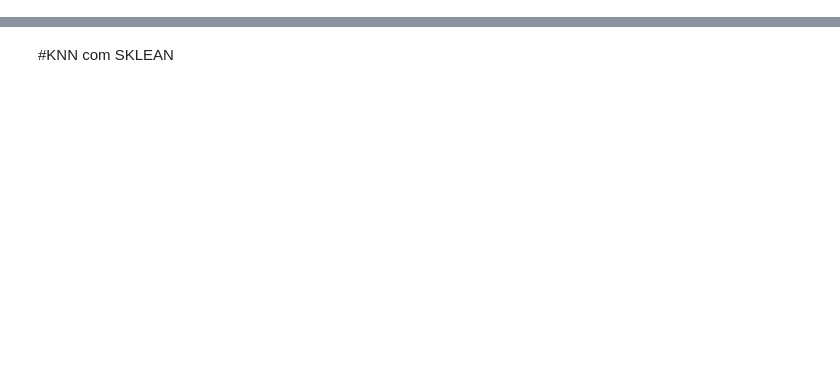
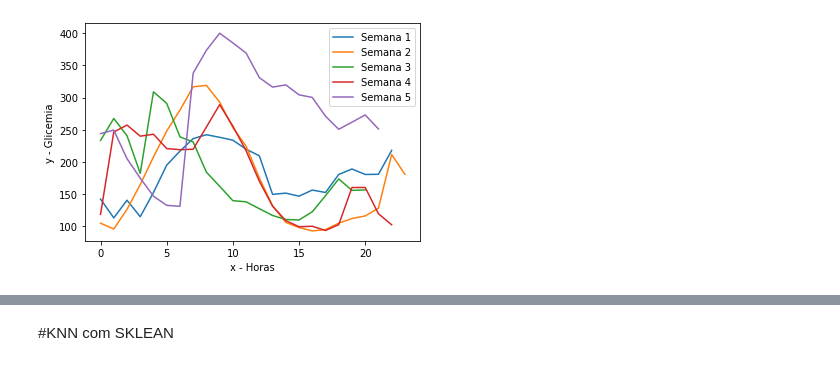
Before and after one commit to billyfranklim1/analise_glicemia, a Jupyter notebook: analise.ipynb, the cells around one changed output, grey strips where cells are left out. Cells and saved outputs as stored; diff of their text form; code cells hidden in the pictures; blank space fills up the shorter version.

```diff
--- a/analise.ipynb
+++ b/analise.ipynb
@@ -62,0 +137,16 @@ db = pd.DataFrame({
+# %%
+
+horas    = []
+glicemia = []
+
+for i in range(len(semana_2['Glicose'])):
+    horas.insert(i, semana_2['Glicose'][i])
+#     glicemia.insert(i, semana_2['Hora'][i])
+    glicemia.insert(i, i)
+
+
+# plt.plot( glicemia,horas)
+
+
+x2 = horas #[10,20,30]
+y2 = glicemia#[40,10,30]
@@ -62,0 +193,17 @@ db = pd.DataFrame({
+# %%
+plt.plot(y1, x1, label = "Semana 1")
+plt.plot(y2, x2, label = "Semana 2")
+plt.plot(y3, x3, label = "Semana 3")
+plt.plot(y4, x4, label = "Semana 4")
+plt.plot(y5, x5, label = "Semana 5")
+
+
+plt.xlabel('x - Horas')
+plt.ylabel('y - Glicemia')
+# plt.title('Two or more lines on same plot with suitable legends ')
+# show a legend on the plot
+plt.legend()
+# Display a figure.
+plt.show()
+# %% [output]
+[figure, added]
```
Also changed, not shown: parts of 19 cells of this notebook.
